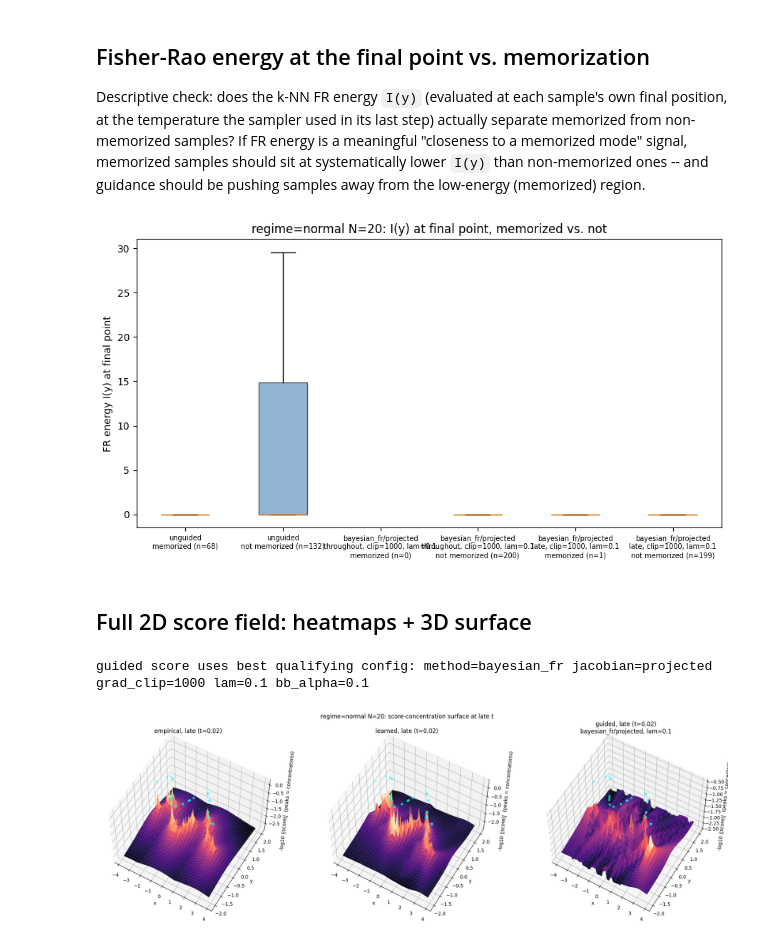
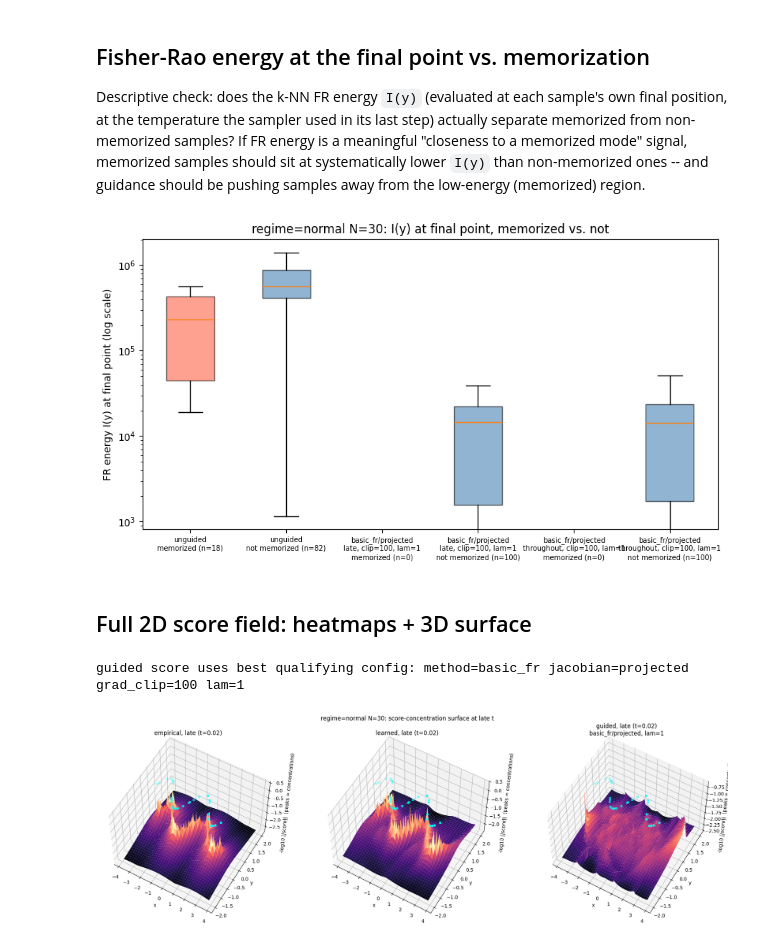
Before and after one commit to narbengusu/denoising_memorization, a Jupyter notebook: experiments/toy_manifold/02_fr_guidance.ipynb, the cells around one changed output. Drawn from its saved outputs; the diff is of its cells as text; code cells hidden in the pictures.

```diff
--- a/experiments/toy_manifold/02_fr_guidance.ipynb
+++ b/experiments/toy_manifold/02_fr_guidance.ipynb
@@ -389,6 +459,6 @@ def run_condition(guidance_fn, lam, progress_lo, progress_hi):
 
 X_unguided = run_condition(None, 0.0, 0.0, 1.0)
 baseline = {"method": "unguided", "jacobian": "unprojected", "window": "n/a", "grad_clip": 0.0, "lam": 0.0,
-            "bb_alpha": 0.0, **evaluate(X_unguided)}
+            "bb_alpha": 0.0, "beta_floor": 0.0, **evaluate(X_unguided)}
 print(baseline)
 # %% [output]
@@ -448,7 +527,7 @@ on one axis at the other's expense won't look artificially good.
 # %%
 df["fidelity_rel"] = df["fidelity_mse"] / baseline["fidelity_mse"]
 df["mem_rel"] = df["mem_ratio"] / baseline["mem_ratio"]
-df["combined_error"] = df["fidelity_rel"] * 0.1 + df["mem_rel"]
+df["combined_error"] = df["fidelity_rel"]* 0.01 + df["mem_rel"]
 df.to_csv(f"{OUT_DIR}/fr_sweep_results.csv", index=False)
 
 guided = df[df["method"] != "unguided"]
@@ -603,5 +675,5 @@ improvement over the 0.303 unguided baseline), then rank the survivors by `combi
 # %%
-FIDELITY_MAX = baseline["fidelity_mse"] * 100000
+FIDELITY_MAX = baseline["fidelity_mse"]  * 1000000
 MEM_MAX = baseline["mem_ratio"]
 
 qualifying = guided[(guided["fidelity_mse"] < FIDELITY_MAX) & (guided["mem_ratio"] < MEM_MAX)].sort_values("combined_error")
@@ -645,8 +717,8 @@ missing = [g for g in GROUPS if g not in best_per_group]
 if missing:
     print(f"no qualifying config for: {missing}")
 
-picks = [("unguided", "unprojected", "n/a", 0.0, 0.0, 0.0)] + [
-    (row["method"], row["jacobian"], row["window"], row["grad_clip"], row["lam"], row["bb_alpha"])
+picks = [("unguided", "unprojected", "n/a", 0.0, 0.0, 0.0, 0.0)] + [
+    (row["method"], row["jacobian"], row["window"], row["grad_clip"], row["lam"], row["bb_alpha"], row["beta_floor"])
     for row in best_per_group.values()
 ]
 
@@ -657,7 +729,7 @@ axes = axes.flatten()
 for ax, key in zip(axes, picks):
     X = samples_cache[key]
     mem = is_memorized(X, X_target, config["mem_ratio_threshold"])
-    ax.plot(curve_scan[:, 0].cpu(), curve_scan[:, 1].cpu(), color="lightgray", lw=1.5, zorder=0)
+    ax.plot(curve_scan[:, 0].cpu(), curve_scan[:, 1].cpu(), color="gray", lw=1.5, zorder=0)
     # color = memorized status (not just overlap density) -- same tomato/steelblue convention as the
     # "FR energy vs memorization" boxplot below, so color means the same thing across the notebook.
     # alpha still lets density show through within each group (more overlapping dots -> visibly denser).
@@ -671,16 +743,18 @@ for ax, key in zip(axes, picks):
     # actually correct here -- see the classification check in conversation before this edit).
     ax.scatter(X_target[:, 0].cpu(), X_target[:, 1].cpu(), s=110, color="black",
                marker="+", linewidths=1.8, label="training atoms", zorder=5)
-    method, jacobian, window, gc, lam, bb_alpha = key
+    method, jacobian, window, gc, lam, bb_alpha, beta_floor = key
     if method == "unguided":
         title = "unguided"
         spine_color = "black"
     else:
         row = qualifying[(qualifying.method == method) & (qualifying.jacobian == jacobian) &
                           (qualifying.window == window) & (qualifying.grad_clip == gc) &
-                          (qualifying.lam == lam) & (qualifying.bb_alpha == bb_alpha)].iloc[0]
+                          (qualifying.lam == lam) & (qualifying.bb_alpha == bb_alpha) &
+                          (qualifying.beta_floor == beta_floor)].iloc[0]
         title = (f"{method}/{jacobian}\nwindow={window}, clip={fmt_clip(gc)}, lam={lam:g}" +
                  (f", α={bb_alpha:g}" if method == "bayesian_fr" else "") +
+                 (f", β_floor={beta_floor:g}" if method in ("basic_fr", "bayesian_fr") else "") +
                  f"\nmem={row.mem_ratio:.3f}, fid={row.fidelity_mse:.5f}")
         spine_color = GROUP_COLORS[(method, jacobian)]
     for spine in ax.spines.values():
@@ -708,38 +840,46 @@ lower `I(y)` than non-memorized ones -- and guidance should be pushing samples a
 _sigma2_final_scalar = sigma2(torch.tensor(dt)).item()
 
 def energy_at_final_point(X):
     # I(y) at the sampler's final temperature (t=dt, the last step actually taken), independent
     # of whichever method/window/lam produced X -- a fixed yardstick for comparing conditions.
+    # beta_floor=config["beta_floor"] (the fixed default, NOT whichever beta_floor guided this
+    # particular X) is essential here: t=dt is the single most extreme dead-zone point in the
+    # whole schedule (sigma_t^2 ~1e-4), so evaluating without it collapses I(y) to EXACTLY 0 for
+    # every genuinely-memorized sample and to a mix of 0s and rare, wildly exploding outliers
+    # (up to 1e7) for everything else -- verified directly: memorized/not-memorized both had
+    # median 0 without the floor, an uninformative near-coin-flip, not a real signal.
     sigma2_final = torch.full((X.shape[0],), _sigma2_final_scalar)
     neighbors, _ = basic_fr.ann_query(index, X, config["k_neighbors"])
-    I, _, _ = basic_fr.fisher_rao_energy(X, neighbors, sigma2_final)
+    I, _, _ = basic_fr.fisher_rao_energy(X, neighbors, sigma2_final, beta_floor=config["beta_floor"])
     return I
 
-picks_energy = [("unguided", "unprojected", "n/a", 0.0, 0.0, 0.0)] + [
-    (r["method"], r["jacobian"], r["window"], r["grad_clip"], r["lam"], r["bb_alpha"]) for _, r in top2.iterrows()
+picks_energy = [("unguided", "unprojected", "n/a", 0.0, 0.0, 0.0, 0.0)] + [
+    (r["method"], r["jacobian"], r["window"], r["grad_clip"], r["lam"], r["bb_alpha"], r["beta_floor"]) for _, r in top2.iterrows()
 ]
 
 box_data, box_labels, box_colors = [], [], []
 for key in picks_energy:
     X = samples_cache[key]
     mem = is_memorized(X, X_target, config["mem_ratio_threshold"])
     I = energy_at_final_point(X)
     label = "unguided" if key[0] == "unguided" else f"{key[0]}/{key[1]}\n{key[2]}, clip={fmt_clip(key[3])}, lam={key[4]:g}"
     box_data += [I[mem].numpy(), I[~mem].numpy()]
     box_labels += [f"{label}\nmemorized (n={int(mem.sum())})", f"{label}\nnot memorized (n={int((~mem).sum())})"]
     box_colors += ["tomato", "steelblue"]
 
 fig, ax = plt.subplots(figsize=(3 * len(picks_energy), 5))
 bp = ax.boxplot(box_data, patch_artist=True, showfliers=False)
 for patch, color in zip(bp["boxes"], box_colors):
     patch.set_facecolor(color); patch.set_alpha(0.6)
 ax.set_xticks(range(1, len(box_labels) + 1))
 ax.set_xticklabels(box_labels, fontsize=7)
-ax.set_ylabel("FR energy I(y) at final point")
+ax.set_yscale("log")   # I(y) still spans orders of magnitude even with beta_floor applied
+                        # (the outer 1/sigma_t^2 scale is still huge this close to t=0)
+ax.set_ylabel("FR energy I(y) at final point (log scale)")
 ax.set_title(f"regime={REGIME} N={N}: I(y) at final point, memorized vs. not")
 plt.tight_layout(); plt.savefig(f"{OUT_DIR}/fr_energy_vs_memorization.png", dpi=120); plt.show()
 # %% [output]
-[figure, old version]
+[figure, new version]
 # %% [markdown]
 ## Full 2D score field: heatmaps + 3D surface
 # %%
@@ -793,7 +933,7 @@ grid_points = torch.stack([GX.reshape(-1), GY.reshape(-1)], dim=-1)
 
 best_row = top2.iloc[0]
 best_guidance_fn = make_guidance_fn(best_row["method"], best_row["jacobian"], best_row["grad_clip"],
-                                     bb_alpha=best_row["bb_alpha"] or None)
+                                     bb_alpha=best_row["bb_alpha"] or None, beta_floor=best_row["beta_floor"] or None)
 best_lam = best_row["lam"]
 print(f"guided score uses best qualifying config: method={best_row['method']} jacobian={best_row['jacobian']} "
       f"grad_clip={fmt_clip(best_row['grad_clip'])} lam={best_lam:g}"
@@ -826,5 +966,5 @@ plt.tight_layout()
 plt.savefig(f"{OUT_DIR}/score_field_surface_late.png", dpi=120, bbox_inches="tight")
 plt.show()
 # %% [output]
-guided score uses best qualifying config: method=bayesian_fr jacobian=projected grad_clip=1000 lam=0.1 bb_alpha=0.1
+guided score uses best qualifying config: method=basic_fr jacobian=projected grad_clip=100 lam=1
-[figure, old version]
+[figure, new version]
```
Also changed, not shown: parts of 18 cells of this notebook, 9 other files.
